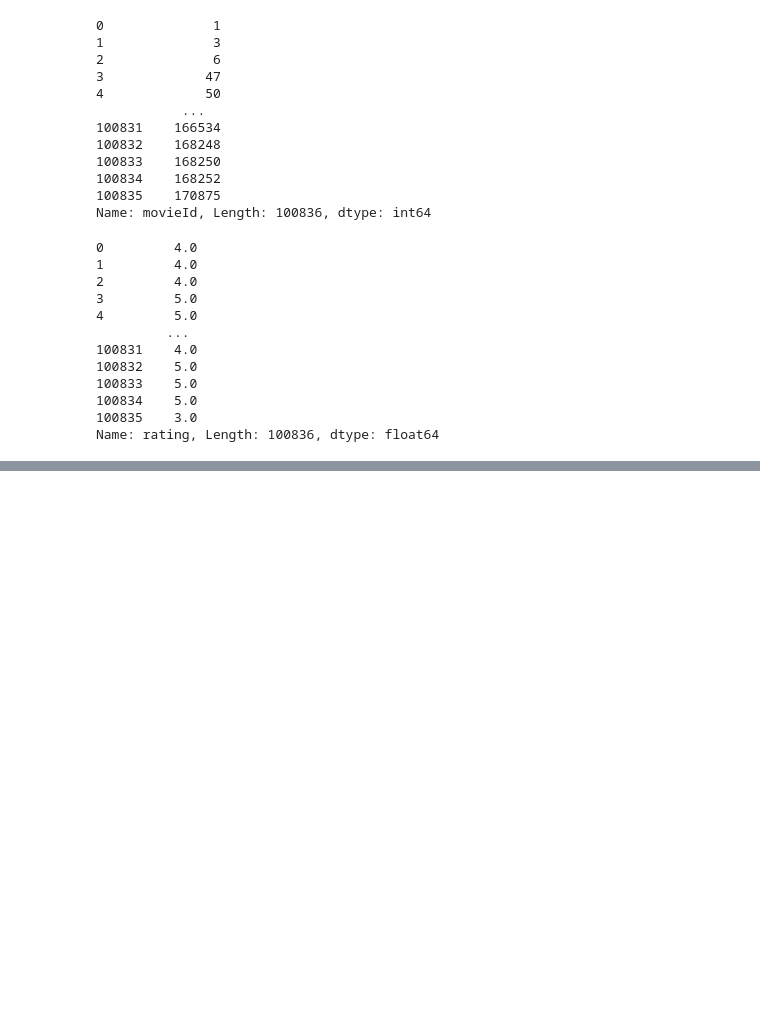
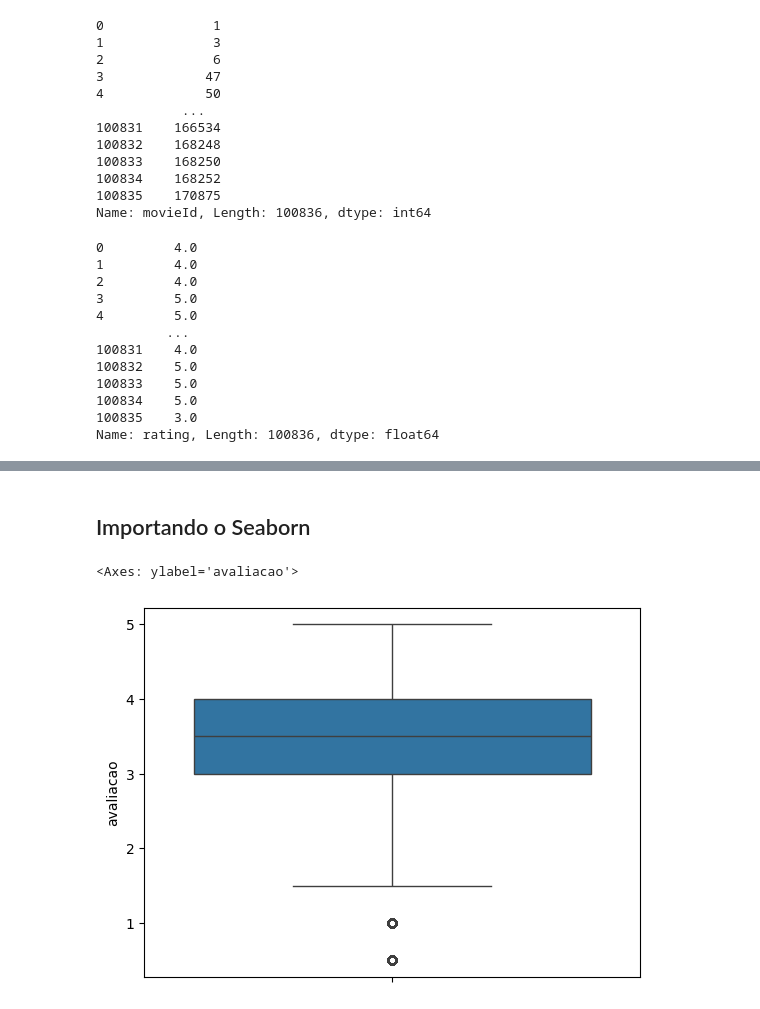
Before and after one commit to rafaelflorentinobarbosa/DataScience, a Jupyter notebook: semanaeda/aula1.ipynb, the cells around one changed output, grey strips where cells are left out. Drawn from its saved outputs; the diff is of its cells as text; code cells hidden in the pictures; blank space fills up the shorter version.

```diff
--- a/semanaeda/aula1.ipynb
+++ b/semanaeda/aula1.ipynb
@@ -107,0 +256,2 @@ Name: rating, Length: 100836, dtype: float64
+# %% [markdown]
+## Importando o Seaborn
@@ -107,0 +260,7 @@ Name: rating, Length: 100836, dtype: float64
+# %%
+notas = df.avaliacao
+# %%
+sns.boxplot(notas)
+# %% [output]
+<Axes: ylabel='avaliacao'>
+[figure, added]
```
Also changed, not shown: parts of 39 cells of this notebook.
